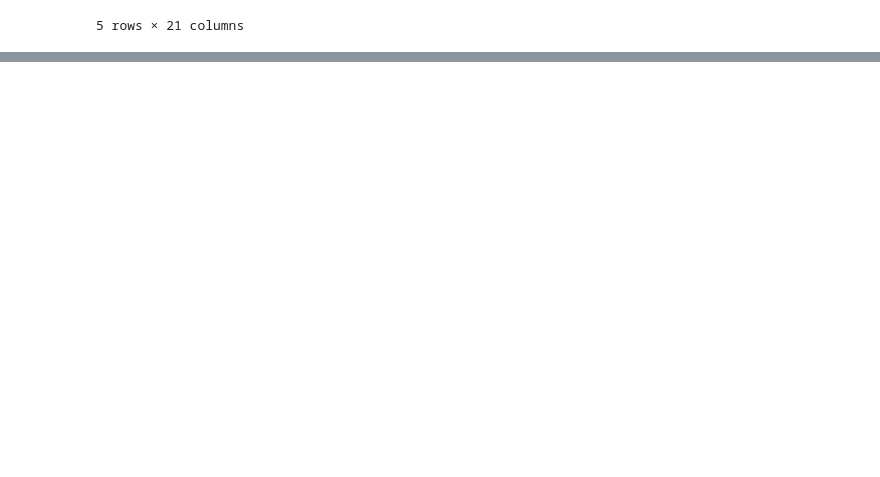
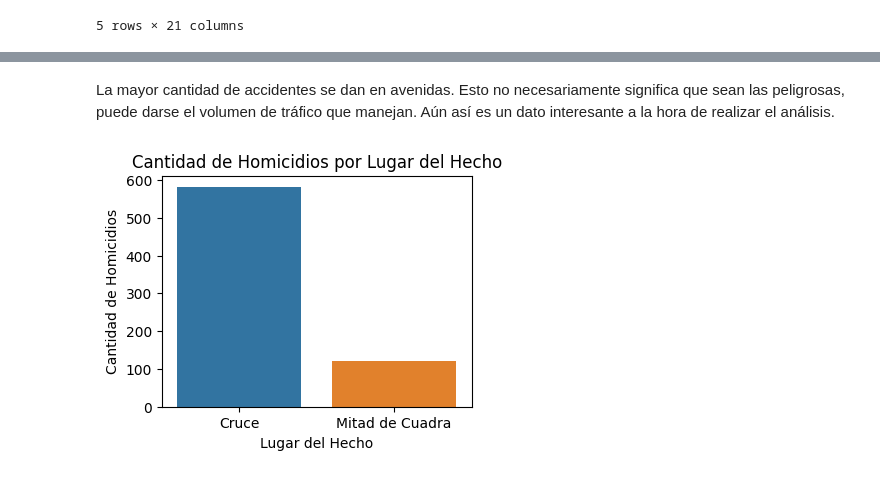
Before and after one commit to torcivita/PI-Siniestros-Viales, a Jupyter notebook: ETL + EDA.ipynb, the cells around one changed output, grey strips where cells are left out. Cells and saved outputs as stored; diff of their text form; code cells hidden in the pictures; blank space fills up the shorter version.

```diff
--- a/ETL + EDA.ipynb
+++ b/ETL + EDA.ipynb
@@ -611,0 +648,12 @@ lesiones_merge.head()
+# %% [markdown]
+La mayor cantidad de accidentes se dan en avenidas. Esto no necesariamente significa que sean las peligrosas, puede darse el volumen de tráfico que manejan. Aún así es un dato interesante a la hora de realizar el análisis.
+# %%
+# Comparamos los accidentes fatales por el lugar del hecho (cruce o mitad de cuadra)
+plt.figure(figsize=(4, 3))
+sns.countplot(x=homicidios_merge['LUGAR_DEL_HECHO'].map(lambda x: 'Mitad de Cuadra' if 'y' in x else 'Cruce'))
+plt.title('Cantidad de Homicidios por Lugar del Hecho')
+plt.xlabel('Lugar del Hecho')
+plt.ylabel('Cantidad de Homicidios')
+plt.show()
+# %% [output]
+[figure, added]
```
Also changed, not shown: parts of 20 cells of this notebook, 5 other files.
